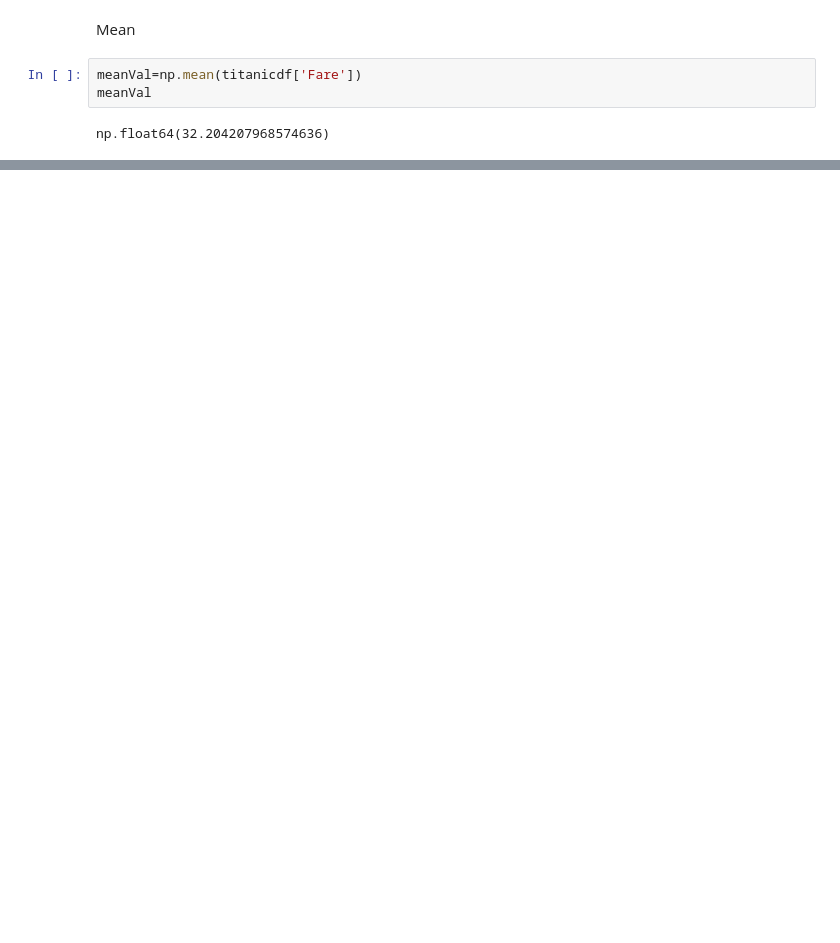
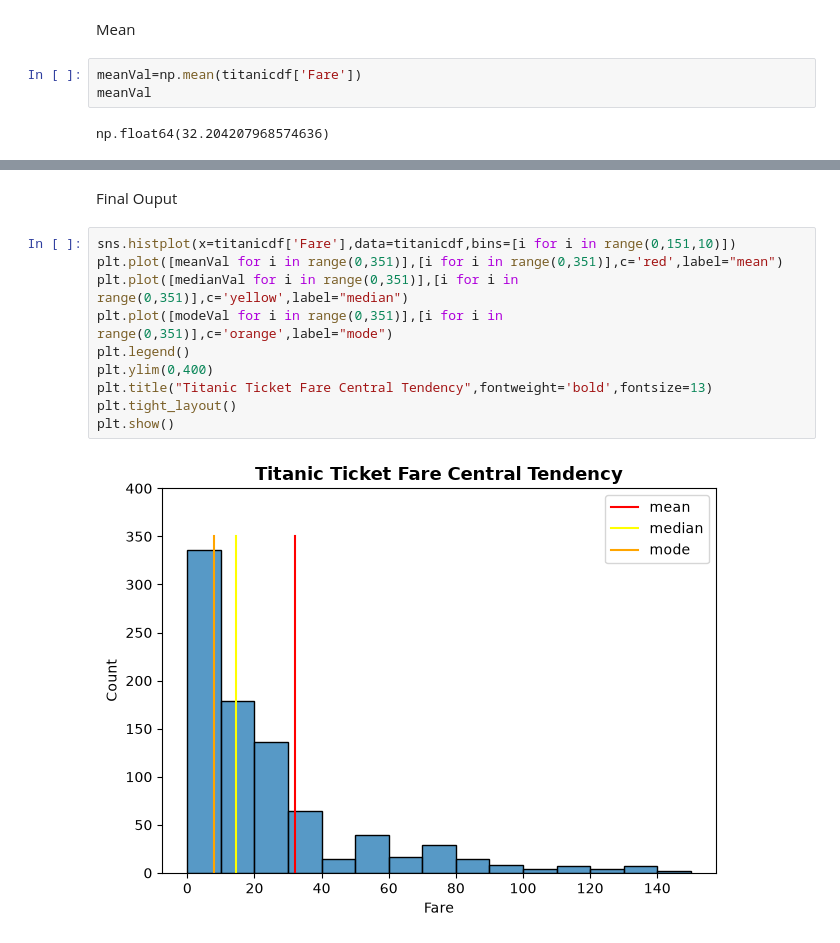
Before and after one commit to sagarhpoojary11/Placement-Training, a Jupyter notebook: Statistics for Data Science/Phase1_central_tendency.ipynb, the cells around one changed output, grey strips where cells are left out. Cells and saved outputs as stored; diff of their text form; blank space fills up the shorter version.

```diff
--- a/Statistics for Data Science/Phase1_central_tendency.ipynb
+++ b/Statistics for Data Science/Phase1_central_tendency.ipynb
@@ -35,0 +67,14 @@ plt.show()
+# %% [markdown]
+Final Ouput
+# %%
+sns.histplot(x=titanicdf['Fare'],data=titanicdf,bins=[i for i in range(0,151,10)])
+plt.plot([meanVal for i in range(0,351)],[i for i in range(0,351)],c='red',label="mean")
+plt.plot([medianVal for i in range(0,351)],[i for i in range(0,351)],c='yellow',label="median")
+plt.plot([modeVal for i in range(0,351)],[i for i in range(0,351)],c='orange',label="mode")
+plt.legend()
+plt.ylim(0,400)
+plt.title("Titanic Ticket Fare Central Tendency",fontweight='bold',fontsize=13)
+plt.tight_layout()
+plt.show()
+# %% [output]
+[figure, added]
```
Also changed, not shown: parts of 10 cells of this notebook, 3 other files.
